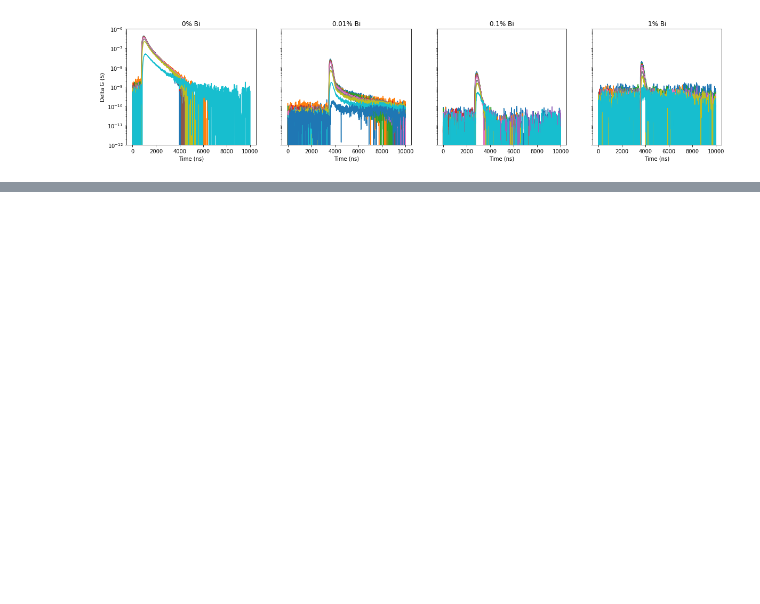
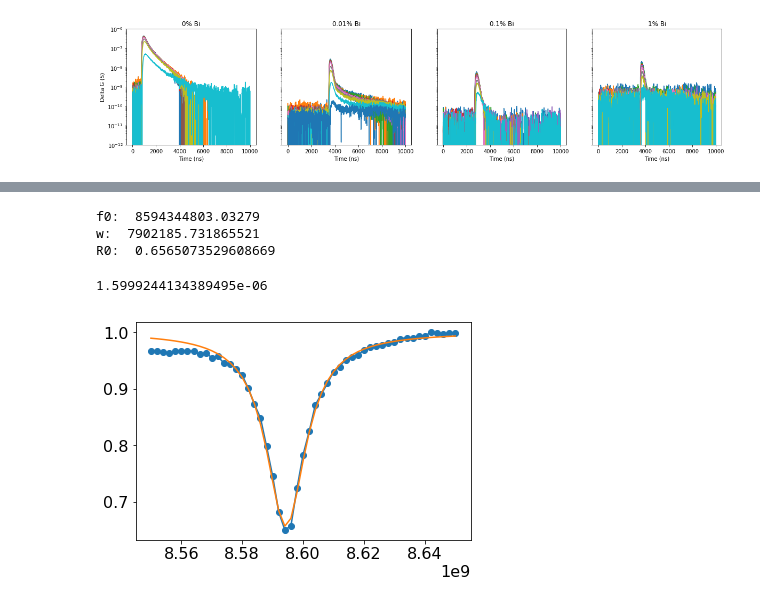
Before and after one commit to aspitarl/TRMC, a Jupyter notebook: 10-17-18.ipynb, the cells around one changed output, grey strips where cells are left out. Cells and saved outputs as stored; diff of their text form; code cells hidden in the pictures; blank space fills up the shorter version.

Commit message:
add cavity sweep fitting

```diff
--- a/10-17-18.ipynb
+++ b/10-17-18.ipynb
@@ -83,0 +85,49 @@ for ax in axes:
+# %%
+def lor(f,f0,w,R0): #Need to check this
+    return 1-(1-R0)*(w)*(w/((f-f0)**2+w**2))
+# %%
+filepath = 'C:\\Users\\aspit\\OneDrive\\Data\\TRMC\\Gratzel\\Sample A\\Sweep_exp.csv'
+
+sweep = pd.read_csv(filepath, usecols = [1], index_col = 0)
+
+xdata = sweep.index.values
+ydata = sweep.values[:,0]
+
+p0 =[8.6e9,1e7,.5]
+popt,popc = scipy.optimize.curve_fit(lor,xdata,ydata, p0 )
+
+fit_func = lor(xdata,*popt)
+
+plt.plot(sweep, marker = 'o')
+plt.plot(xdata,fit_func)
+
+
+f0 = popt[0]
+w = popt[1]
+R0 = popt[2]
+
+print('f0: ', f0)
+print('w: ', w)
+print('R0: ', R0)
+
+Q = f0/w
+
+cav_w = 22.86 #km(?)
+cav_h = 10.16 #km
+
+beta = cav_w/cav_h
+
+cav_l = 50e-3 #mm  just came up with this number
+
+
+eps = 1 #dielectric
+
+K = (2*Q*(1 + 1/np.sqrt(R0)))/(np.pi*f0*eps*cav_l*beta)
+
+K
+# %% [output]
+f0:  8594344803.03279
+w:  7902185.731865521
+R0:  0.6565073529608669
+1.5999244134389495e-06
+[figure, added]
```
Also changed, not shown: parts of 3 cells of this notebook.
